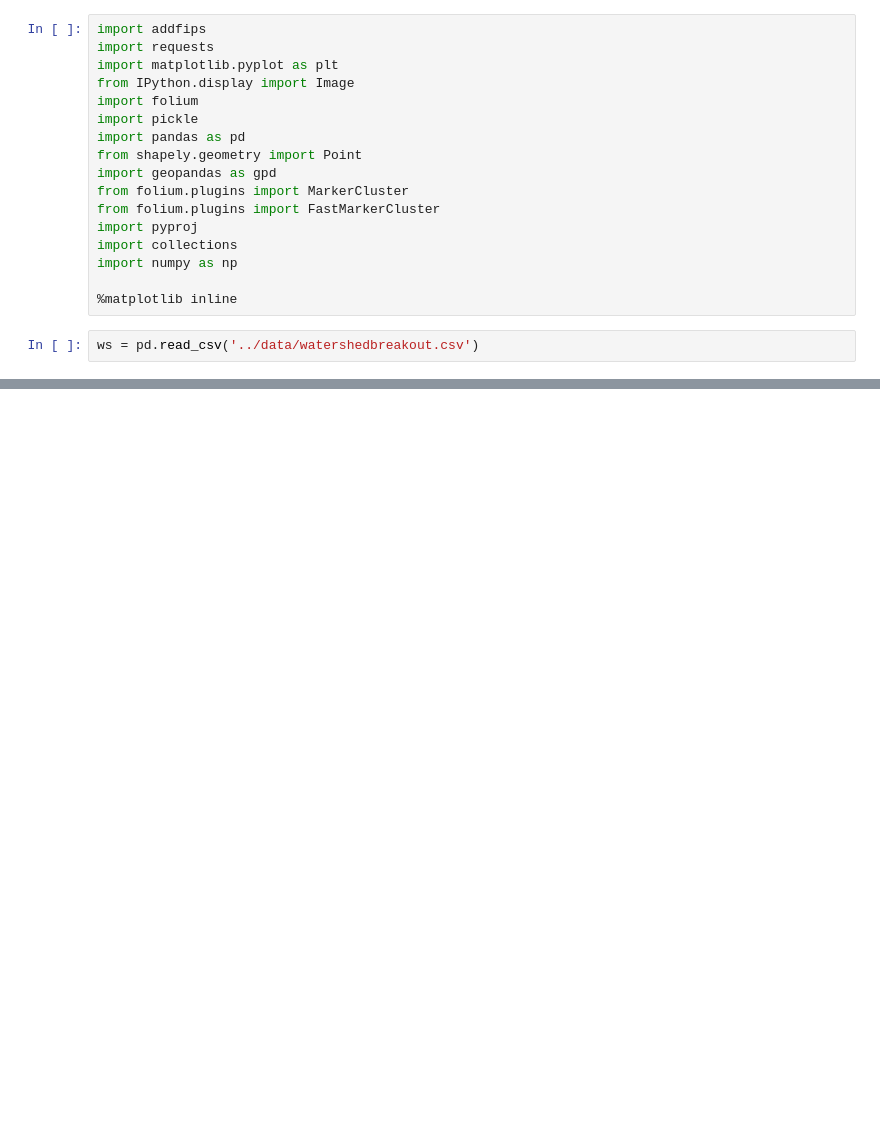
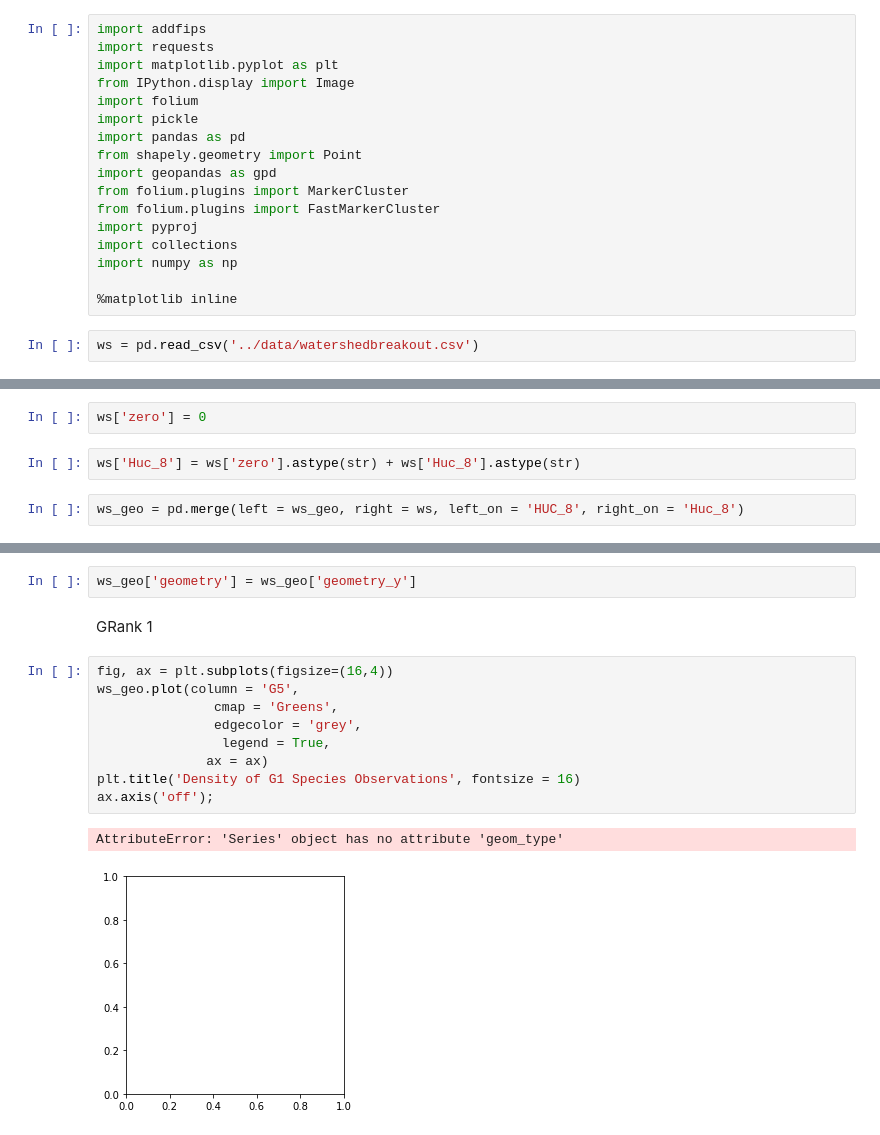
Before and after one commit to jomccall/Species-Diversity-in-Tennessee, a Jupyter notebook: notebooks/Bring in Watersheds File to make Charts.ipynb, the cells around one changed output, grey strips where cells are left out. Drawn from its saved outputs; the diff is of its cells as text; blank space fills up the shorter version.

Commit message:
why won't geometry work

```diff
--- a/notebooks/Bring in Watersheds File to make Charts.ipynb
+++ b/notebooks/Bring in Watersheds File to make Charts.ipynb
@@ -31,0 +22,6 @@ ws = ws.drop(columns = 'Unnamed: 0')
+# %%
+ws['zero'] = 0
+# %%
+ws['Huc_8'] = ws['zero'].astype(str) + ws['Huc_8'].astype(str)
+# %%
+ws_geo = pd.merge(left = ws_geo, right = ws, left_on = 'HUC_8', right_on = 'Huc_8')
@@ -31,0 +49,16 @@ ws = ws.drop(columns = 'Unnamed: 0')
+# %%
+ws_geo['geometry'] = ws_geo['geometry_y']
+# %% [markdown]
+GRank 1
+# %%
+fig, ax = plt.subplots(figsize=(16,4))
+ws_geo.plot(column = 'G5',
+               cmap = 'Greens',
+               edgecolor = 'grey',
+                legend = True,
+              ax = ax)
+plt.title('Density of G1 Species Observations', fontsize = 16)
+ax.axis('off');
+# %% [output]
+AttributeError: 'Series' object has no attribute 'geom_type'
+[figure, added]
```
Also changed, not shown: parts of 4 cells of this notebook, 2 other files.
